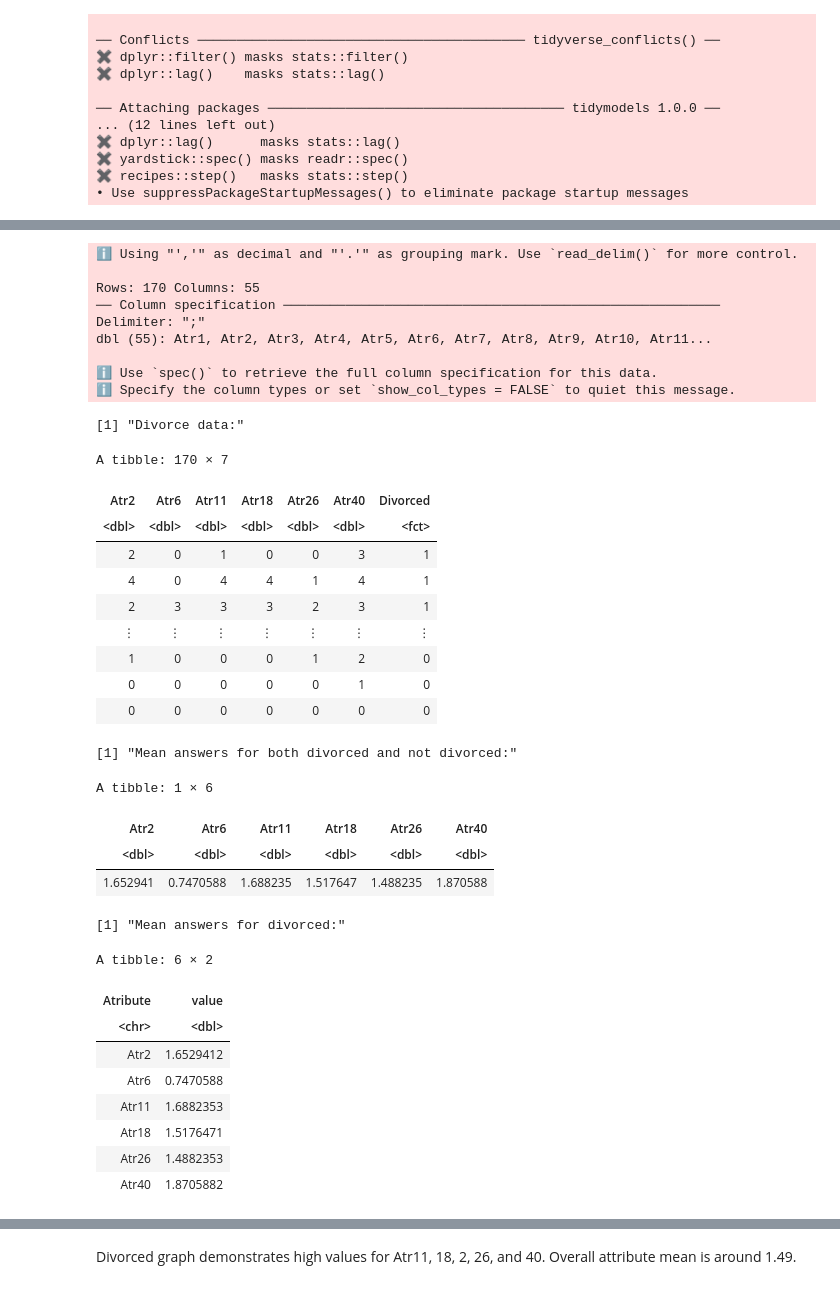
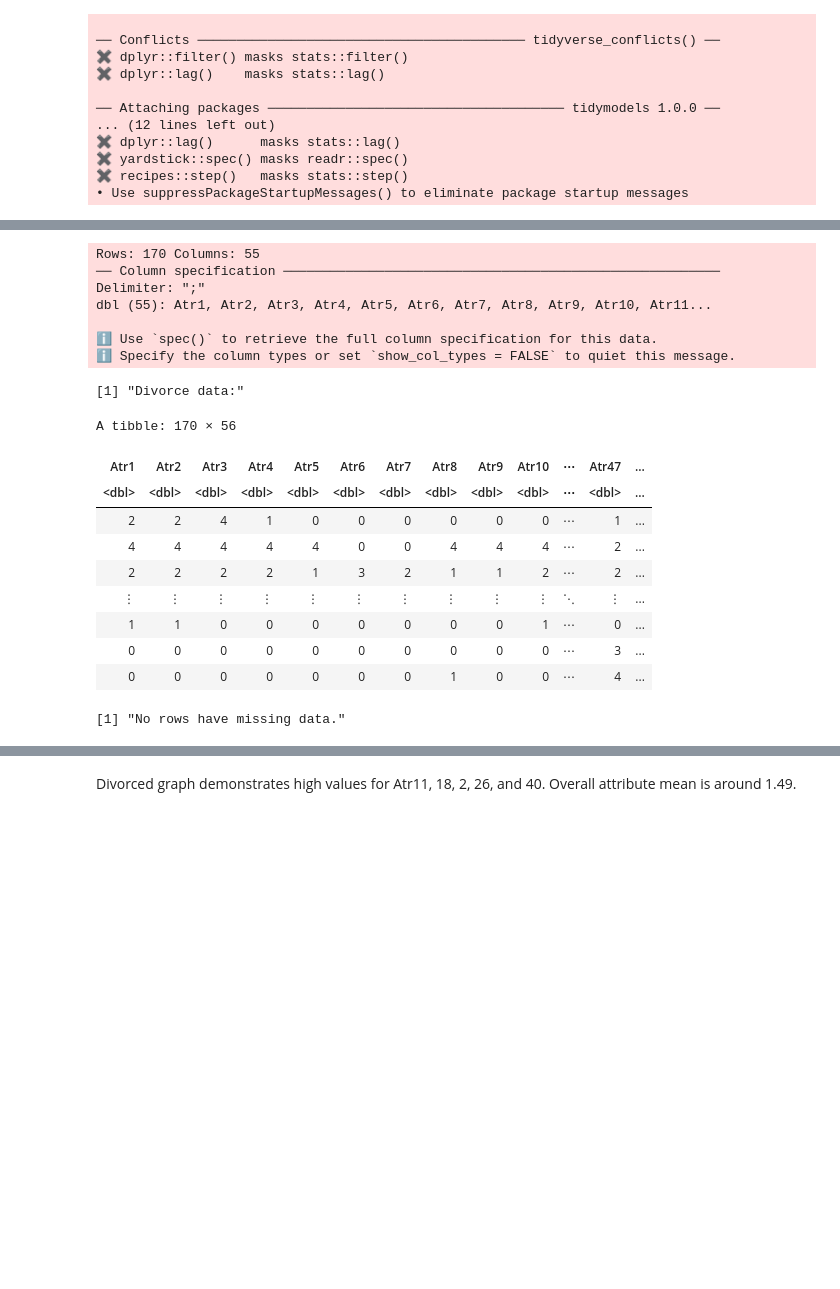
Before and after one commit to shjuliay/group107, a Jupyter notebook: Divorce_Project_Proposal.ipynb, the cells around one changed output, grey strips where cells are left out. Cells and saved outputs as stored; diff of their text form; code cells hidden in the pictures; blank space fills up the shorter version.

```diff
--- a/Divorce_Project_Proposal.ipynb
+++ b/Divorce_Project_Proposal.ipynb
@@ -63,93 +38,39 @@ PREMILINARY EXPLORATORY DATA ANALYSIS
 # %%
 #Reading in the data from github
 #link directly to zipped dataset: https://archive.ics.uci.edu/ml/machine-learning-databases/00497/
 #link to Center for Machine Learning and Intelligent Systems: https://archive.ics.uci.edu/ml/datasets/Divorce+Predictors+data+set
 #link to origional study: https://dergipark.org.tr/en/pub/nevsosbilen/issue/46568/549416
-div_data <- read_csv2("https://raw.githubusercontent.com/shjuliay/group107/main/divorce%20(1).csv") %>%
-mutate(Divorced = as.factor(Class)) %>%
-select(Atr2, Atr6, Atr11, Atr18, Atr26, Atr40, Divorced)
+div_data <- read_delim("https://raw.githubusercontent.com/shjuliay/group107/main/divorce%20(1).csv") %>%
+mutate(Divorced = as.factor(Class))
 
 "Divorce data:"
 div_data
 
 #Creating a table of the number of divorced and not divorced
 div_sum <- div_data %>%
 group_by(Divorced) %>%
     summarize(n = n())
 #div_sum
 
 
-#Creating a table for the mean answer for each question
-atr_sum <- div_data %>%
-select(Atr2, Atr6, Atr11, Atr18, Atr26, Atr40) %>%
-map_df(mean)
-
-"Mean answers for both divorced and not divorced:"
-atr_sum
-
-
-#Creating a table for the mean answer for each question: divorced
-sum_div <- div_data %>%
-select(-Divorced) %>%
-    map_df(mean)
-#sum_div
-
-sum_div_longer <- sum_div %>%
-pivot_longer(cols = (c(Atr2, Atr6, Atr11, Atr18, Atr26, Atr40)),
-             names_to = "Atribute")
-
-"Mean answers for divorced:"
-sum_div_longer
-
-
-#Creating a table for the mean answer for each question: not divorced
-sum_notdiv <- div_data %>%
-filter(Divorced == 0) %>%
-select(-Divorced) %>%
-    map_df(mean)
-#sum_notdiv
-
-sum_notdiv_longer <- sum_notdiv %>%
-pivot_longer(cols = (c(Atr2, Atr6, Atr11, Atr18, Atr26, Atr40)),
-             names_to = "Atribute")
-
-"Mean answers for not divorced:"
-sum_notdiv_longer
-
 "No rows have missing data."
 # %% [output]
-ℹ Using "','" as decimal and "'.'" as grouping mark. Use `read_delim()` for more control.
-
 Rows: 170 Columns: 55
 ── Column specification ────────────────────────────────────────────────────────
 Delimiter: ";"
 dbl (55): Atr1, Atr2, Atr3, Atr4, Atr5, Atr6, Atr7, Atr8, Atr9, Atr10, Atr11...
 
 ℹ Use `spec()` to retrieve the full column specification for this data.
 ℹ Specify the column types or set `show_col_types = FALSE` to quiet this message.
 [1] "Divorce data:"
-A tibble: 170 × 7
+A tibble: 170 × 56
-| Atr2 | Atr6 | Atr11 | Atr18 | Atr26 | Atr40 | Divorced |
-| <dbl> | <dbl> | <dbl> | <dbl> | <dbl> | <dbl> | <fct> |
-| 2 | 0 | 1 | 0 | 0 | 3 | 1 |
-| 4 | 0 | 4 | 4 | 1 | 4 | 1 |
-| 2 | 3 | 3 | 3 | 2 | 3 | 1 |
-| ⋮ | ⋮ | ⋮ | ⋮ | ⋮ | ⋮ | ⋮ |
-| 1 | 0 | 0 | 0 | 1 | 2 | 0 |
-| 0 | 0 | 0 | 0 | 0 | 1 | 0 |
-| 0 | 0 | 0 | 0 | 0 | 0 | 0 |
+| Atr1 | Atr2 | Atr3 | Atr4 | Atr5 | Atr6 | Atr7 | Atr8 | Atr9 | Atr10 | ⋯ | Atr47 | ... |
+| <dbl> | <dbl> | <dbl> | <dbl> | <dbl> | <dbl> | <dbl> | <dbl> | <dbl> | <dbl> | ⋯ | <dbl> | ... |
+| 2 | 2 | 4 | 1 | 0 | 0 | 0 | 0 | 0 | 0 | ⋯ | 1 | ... |
+| 4 | 4 | 4 | 4 | 4 | 0 | 0 | 4 | 4 | 4 | ⋯ | 2 | ... |
+| 2 | 2 | 2 | 2 | 1 | 3 | 2 | 1 | 1 | 2 | ⋯ | 2 | ... |
+| ⋮ | ⋮ | ⋮ | ⋮ | ⋮ | ⋮ | ⋮ | ⋮ | ⋮ | ⋮ | ⋱ | ⋮ | ... |
+| 1 | 1 | 0 | 0 | 0 | 0 | 0 | 0 | 0 | 1 | ⋯ | 0 | ... |
+| 0 | 0 | 0 | 0 | 0 | 0 | 0 | 0 | 0 | 0 | ⋯ | 3 | ... |
+| 0 | 0 | 0 | 0 | 0 | 0 | 0 | 1 | 0 | 0 | ⋯ | 4 | ... |
-[1] "Mean answers for both divorced and not divorced:"
+[1] "No rows have missing data."
-A tibble: 1 × 6
-| Atr2 | Atr6 | Atr11 | Atr18 | Atr26 | Atr40 |
-| <dbl> | <dbl> | <dbl> | <dbl> | <dbl> | <dbl> |
-| 1.652941 | 0.7470588 | 1.688235 | 1.517647 | 1.488235 | 1.870588 |
-[1] "Mean answers for divorced:"
-A tibble: 6 × 2
-| Atribute | value |
-| <chr> | <dbl> |
-| Atr2 | 1.6529412 |
-| Atr6 | 0.7470588 |
-| Atr11 | 1.6882353 |
-| Atr18 | 1.5176471 |
-| Atr26 | 1.4882353 |
-| Atr40 | 1.8705882 |
```
Also changed, not shown: parts of 25 cells of this notebook.
